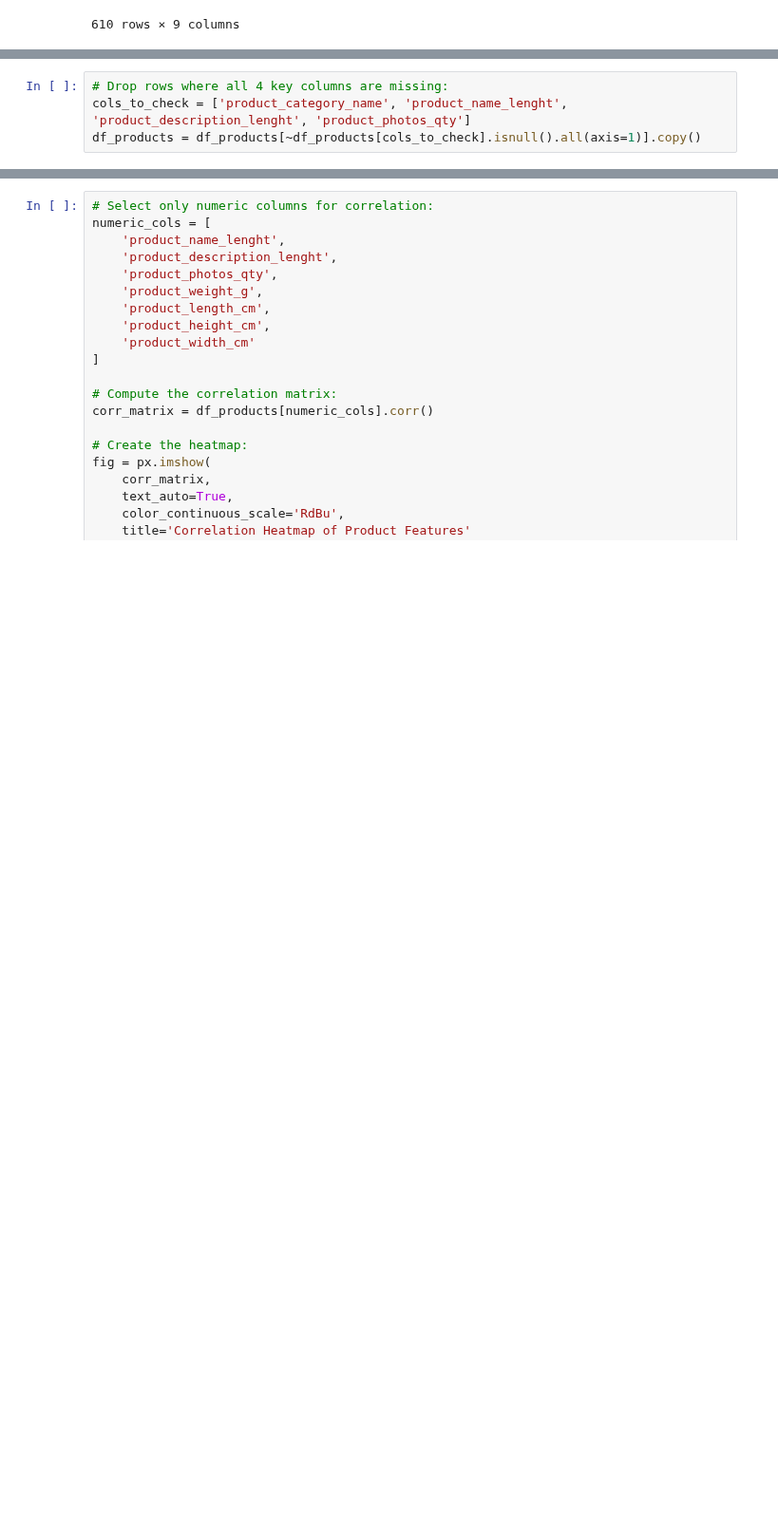
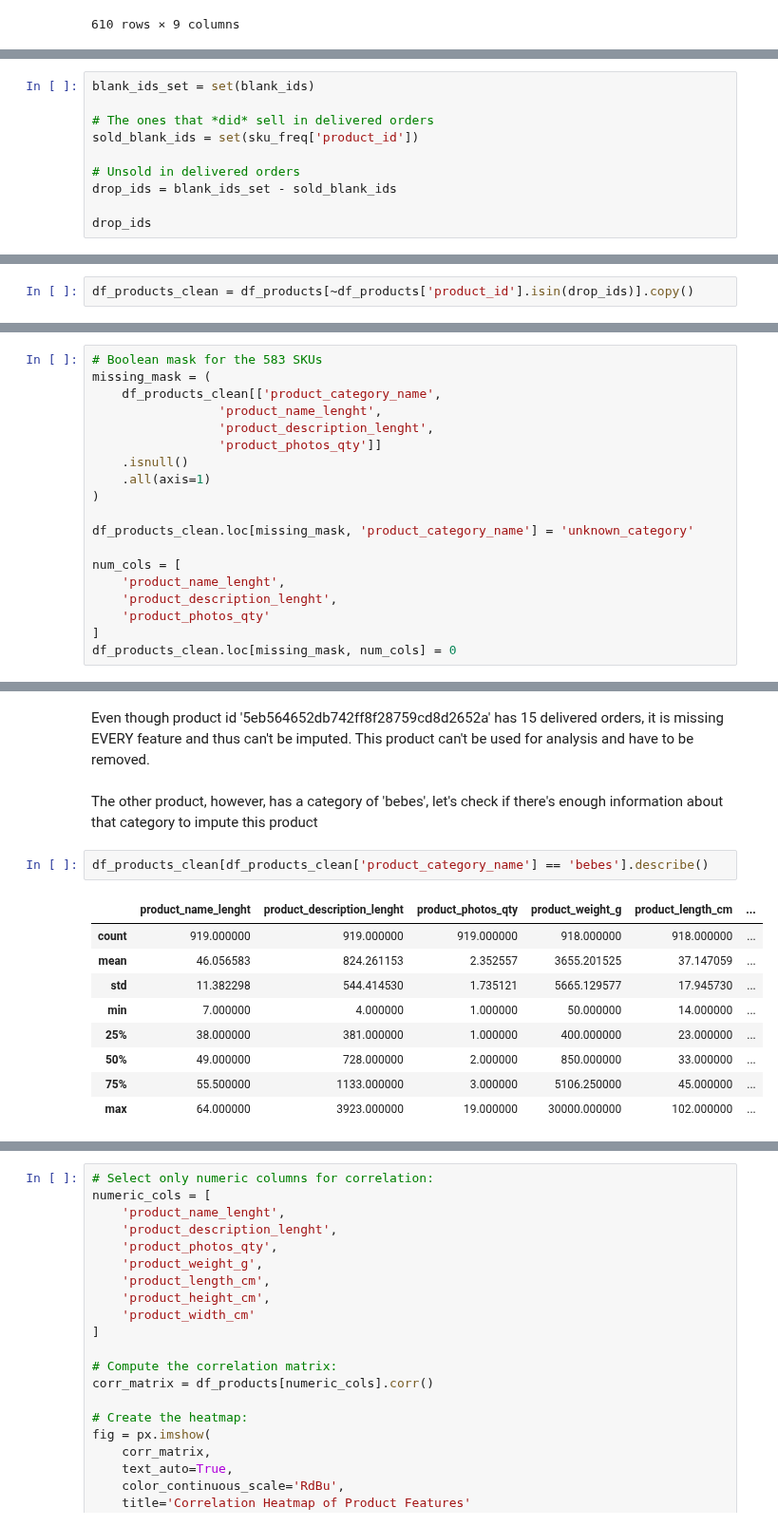
Before and after one commit to RioPramana21/Final-Project-Olist, a Jupyter notebook: preparation_notebooks/checked_olist_products_dataset.ipynb, the cells around one changed output, grey strips where cells are left out. Shown at 95% size. Drawn from its saved outputs; the diff is of its cells as text; blank space fills up the shorter version.

Commit message:
Cleaned products

```diff
--- a/preparation_notebooks/checked_olist_products_dataset.ipynb
+++ b/preparation_notebooks/checked_olist_products_dataset.ipynb
@@ -211,4 +210,0 @@ Number of rows where all 4 columns are missing: 610
-# %%
-# Drop rows where all 4 key columns are missing:
-cols_to_check = ['product_category_name', 'product_name_lenght', 'product_description_lenght', 'product_photos_qty']
-df_products = df_products[~df_products[cols_to_check].isnull().all(axis=1)].copy()
@@ -214,0 +262,10 @@ df_products = df_products[~df_products[cols_to_check].isnull().all(axis=1)].copy
+# %%
+blank_ids_set = set(blank_ids)
+
+# The ones that *did* sell in delivered orders
+sold_blank_ids = set(sku_freq['product_id'])
+
+# Unsold in delivered orders
+drop_ids = blank_ids_set - sold_blank_ids
+
+drop_ids
@@ -214,0 +290,2 @@ df_products = df_products[~df_products[cols_to_check].isnull().all(axis=1)].copy
+# %%
+df_products_clean = df_products[~df_products['product_id'].isin(drop_ids)].copy()
@@ -215,2 +294,21 @@ df_products = df_products[~df_products[cols_to_check].isnull().all(axis=1)].copy
+# %%
+# Boolean mask for the 583 SKUs
+missing_mask = (
+    df_products_clean[['product_category_name',
+                 'product_name_lenght',
+                 'product_description_lenght',
+                 'product_photos_qty']]
+    .isnull()
+    .all(axis=1)
+)
+
+df_products_clean.loc[missing_mask, 'product_category_name'] = 'unknown_category'
+
+num_cols = [
+    'product_name_lenght',
+    'product_description_lenght',
+    'product_photos_qty'
+]
+df_products_clean.loc[missing_mask, num_cols] = 0
 # %%
 # Double check:
@@ -231,0 +373,16 @@ df_products = df_products.dropna(subset=['product_weight_g', 'product_length_cm'
+# %% [markdown]
+Even though product id '5eb564652db742ff8f28759cd8d2652a' has 15 delivered orders, it is missing EVERY feature and thus can't be imputed. This product can't be used for analysis and have to be removed.
+# %% [markdown]
+The other product, however, has a category of 'bebes', let's check if there's enough information about that category to impute this product
+# %%
+df_products_clean[df_products_clean['product_category_name'] == 'bebes'].describe()
+# %% [output]
+|  | product_name_lenght | product_description_lenght | product_photos_qty | product_weight_g | product_length_cm | ... |
+| count | 919.000000 | 919.000000 | 919.000000 | 918.000000 | 918.000000 | ... |
+| mean | 46.056583 | 824.261153 | 2.352557 | 3655.201525 | 37.147059 | ... |
+| std | 11.382298 | 544.414530 | 1.735121 | 5665.129577 | 17.945730 | ... |
+| min | 7.000000 | 4.000000 | 1.000000 | 50.000000 | 14.000000 | ... |
+| 25% | 38.000000 | 381.000000 | 1.000000 | 400.000000 | 23.000000 | ... |
+| 50% | 49.000000 | 728.000000 | 2.000000 | 850.000000 | 33.000000 | ... |
+| 75% | 55.500000 | 1133.000000 | 3.000000 | 5106.250000 | 45.000000 | ... |
+| max | 64.000000 | 3923.000000 | 19.000000 | 30000.000000 | 102.000000 | ... |
```
Also changed, not shown: parts of 21 cells of this notebook, 1 other file.
